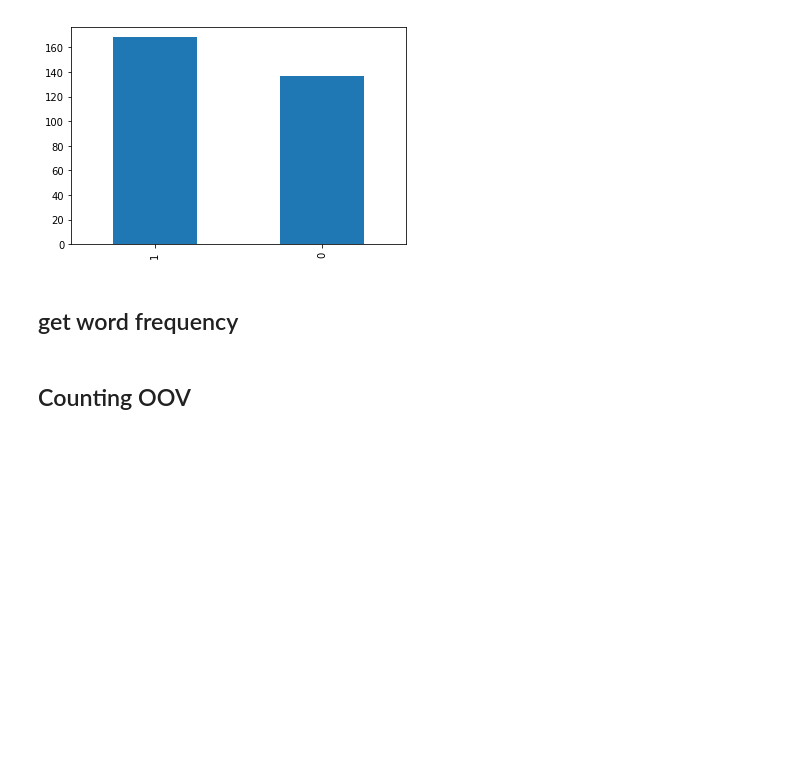
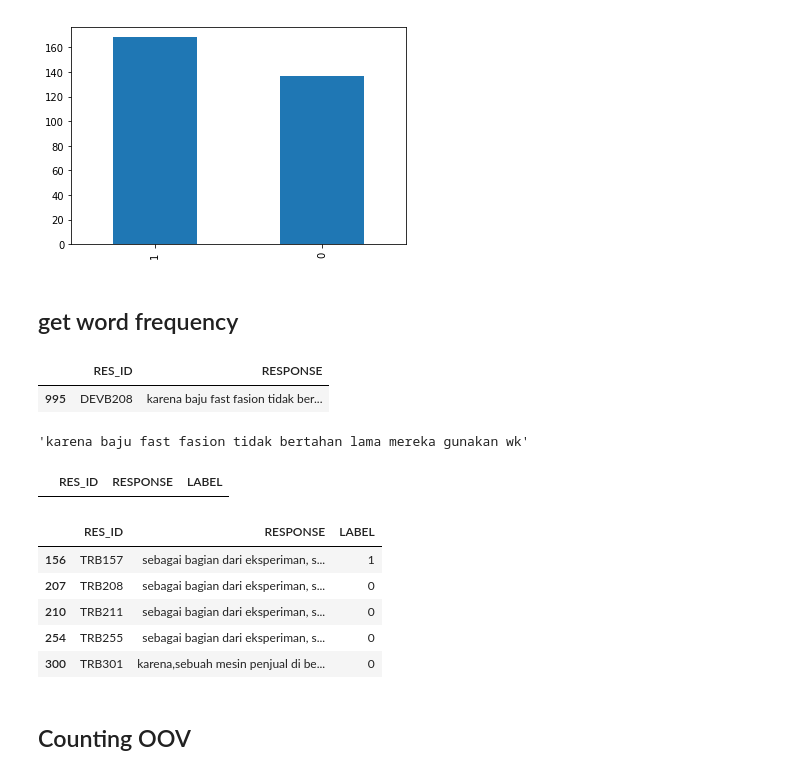
Before and after one commit to andreaschandra/ugm-ukara, a Jupyter notebook: notebook/exploration.ipynb, the cells around one changed output. Saved outputs shown, nothing was run; the diff lists cells and outputs as text; code cells hidden in the pictures; blank space fills up the shorter version.

```diff
--- a/notebook/exploration.ipynb
+++ b/notebook/exploration.ipynb
@@ -131,3 +144,25 @@ get_word_freq(d_train_b.RESPONSE, "../data/support/word_freq_b.csv")
+# %%
+d_corpus[d_corpus.RESPONSE.str.find(" wk") > 0]
+# %% [output]
+|  | RES_ID | RESPONSE |
+| 995 | DEVB208 | karena baju fast fasion tidak ber... |
+# %%
+d_corpus.loc[995, 'RESPONSE']
+# %% [output]
+'karena baju fast fasion tidak bertahan lama mereka gunakan wk'
+# %%
+d_train_a[d_train_a.RESPONSE.str.find(' wk ') > 1]
+# %% [output]
+|  | RES_ID | RESPONSE | LABEL |
+# %%
+d_train_b[d_train_b.RESPONSE.str.find(' berlin ') > 1]
+# %% [output]
+|  | RES_ID | RESPONSE | LABEL |
+| 156 | TRB157 | sebagai bagian dari eksperiman, s... | 1 |
+| 207 | TRB208 | sebagai bagian dari eksperiman, s... | 0 |
+| 210 | TRB211 | sebagai bagian dari eksperiman, s... | 0 |
+| 254 | TRB255 | sebagai bagian dari eksperiman, s... | 0 |
+| 300 | TRB301 | karena,sebuah mesin penjual di be... | 0 |
 # %% [markdown]
 ## Counting OOV
 # %%
```
Also changed, not shown: parts of 20 cells of this notebook, 4 other files.
